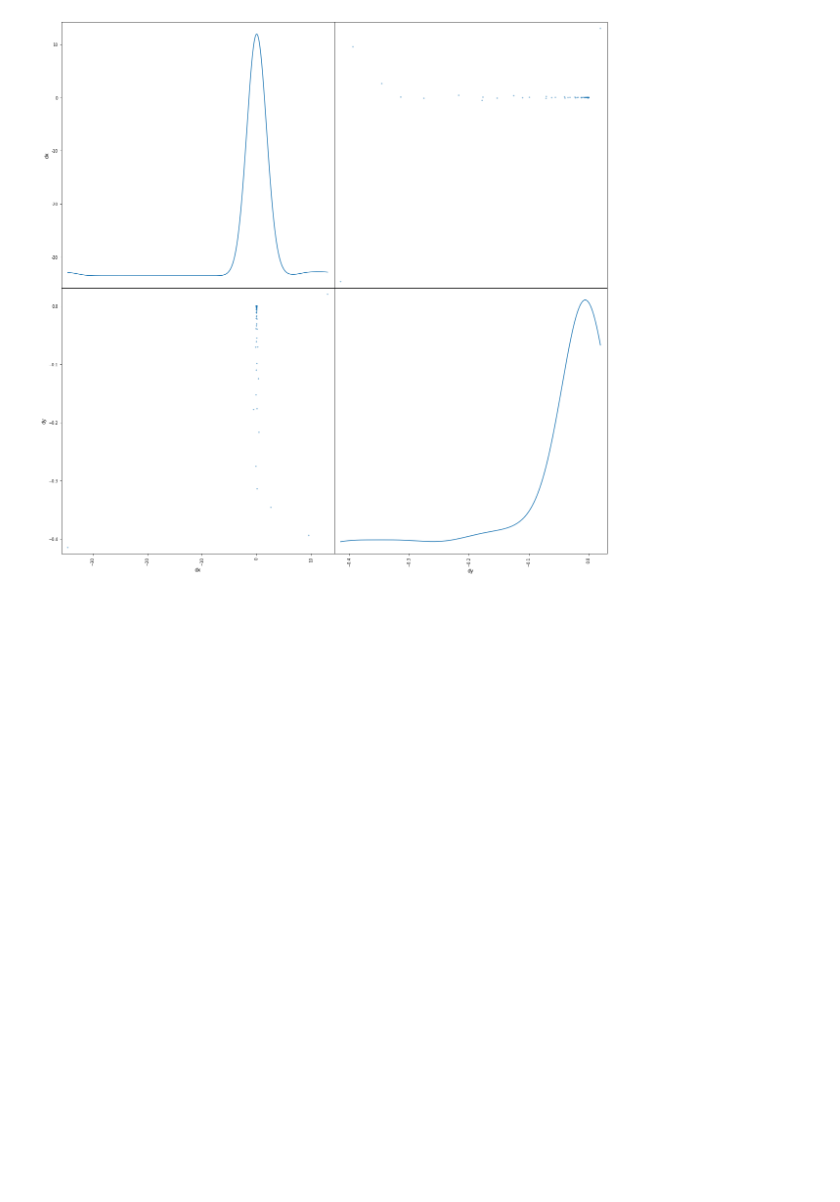
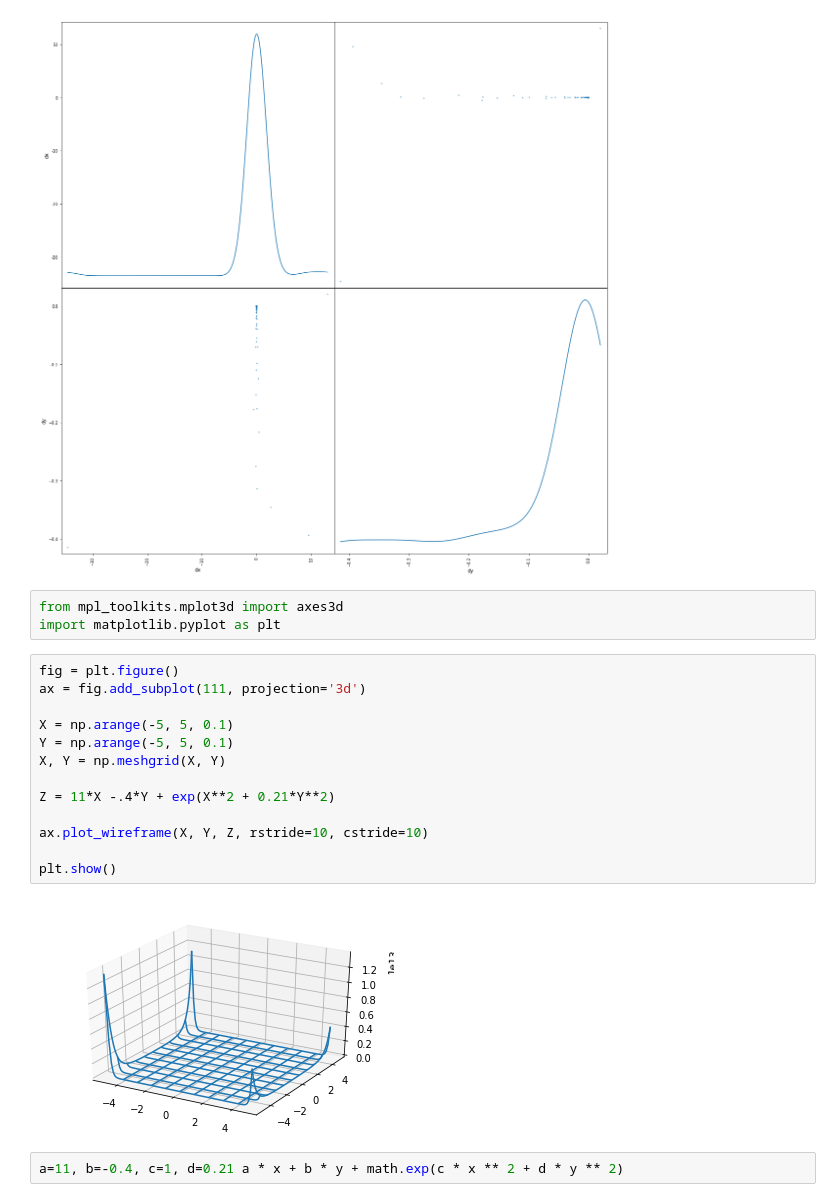
Before and after one commit to DeHazar/computationalMathematics, a Jupyter notebook: Laba1.ipynb, the cells around one changed output. Saved outputs shown, nothing was run; the diff lists cells and outputs as text; blank space fills up the shorter version.

```diff
--- a/Laba1.ipynb
+++ b/Laba1.ipynb
@@ -75,3 +81,23 @@ pd.plotting.scatter_matrix(df[['dx', 'dy']], figsize=(20, 20), diagonal='kde')
 plt.show()
 # %% [output]
 [figure]
+# %%
+from mpl_toolkits.mplot3d import axes3d
+import matplotlib.pyplot as plt
+# %%
+fig = plt.figure()
+ax = fig.add_subplot(111, projection='3d')
+
+X = np.arange(-5, 5, 0.1)
+Y = np.arange(-5, 5, 0.1)
+X, Y = np.meshgrid(X, Y)
+
+Z = 11*X -.4*Y + exp(X**2 + 0.21*Y**2)
+
+ax.plot_wireframe(X, Y, Z, rstride=10, cstride=10)
+
+plt.show()
+# %% [output]
+[figure, added]
+# %%
+a=11, b=-0.4, c=1, d=0.21 a * x + b * y + math.exp(c * x ** 2 + d * y ** 2)
```
Also changed, not shown: parts of 2 cells of this notebook, 2 other files.
